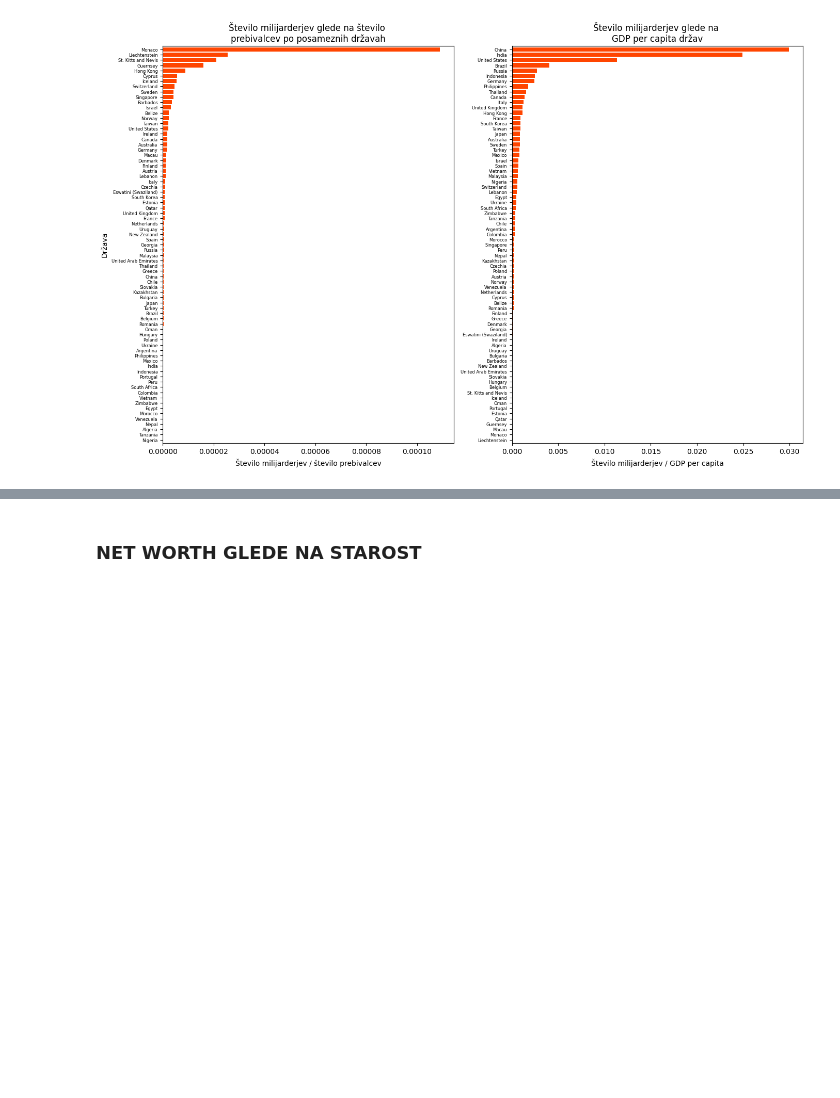
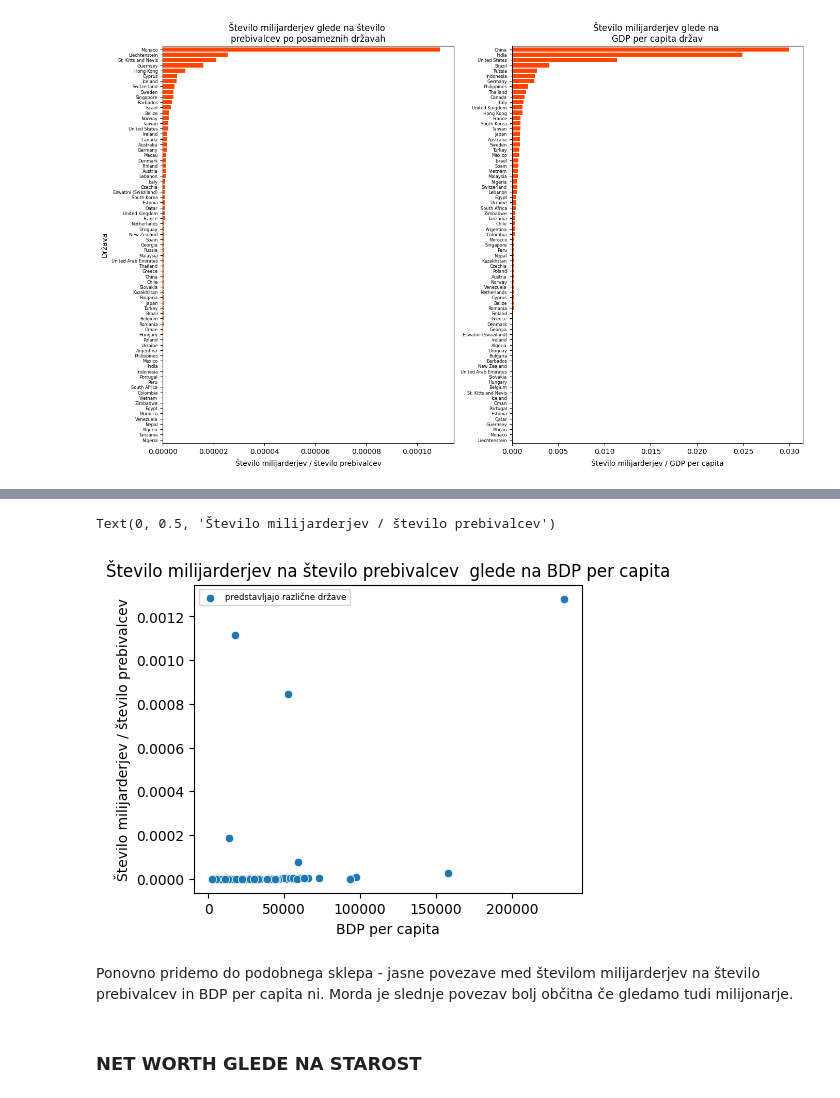
Before and after one commit to karolina-sa/Forbes-list-PROG1-projekt, a Jupyter notebook: analiza_Forbes_list.ipynb, the cells around one changed output, grey strips where cells are left out. Cells and saved outputs as stored; diff of their text form; code cells hidden in the pictures; blank space fills up the shorter version.

```diff
--- a/analiza_Forbes_list.ipynb
+++ b/analiza_Forbes_list.ipynb
@@ -215,3 +236,13 @@ for ax in (ax1, ax2):
+# %%
+sns.scatterplot(x = forbes_countries.gdp_pc, y = forbes_countries.forbes_na_preb, label = 'predstavljajo različne države', legend = True)
+plt.title('Število milijarderjev na število prebivalcev  glede na BDP per capita')
+plt.xlabel('BDP per capita')
+plt.ylabel('Število milijarderjev / število prebivalcev')
+# %% [output]
+Text(0, 0.5, 'Število milijarderjev / število prebivalcev')
+[figure, added]
+# %% [markdown]
+Ponovno pridemo do podobnega sklepa - jasne povezave med številom milijarderjev na število prebivalcev in BDP per capita ni. Morda je slednje povezav bolj občitna če gledamo tudi milijonarje.
 # %% [markdown]
 <h3>NET WORTH GLEDE NA STAROST</h3>
 # %%
```
Also changed, not shown: parts of 3 cells of this notebook.
